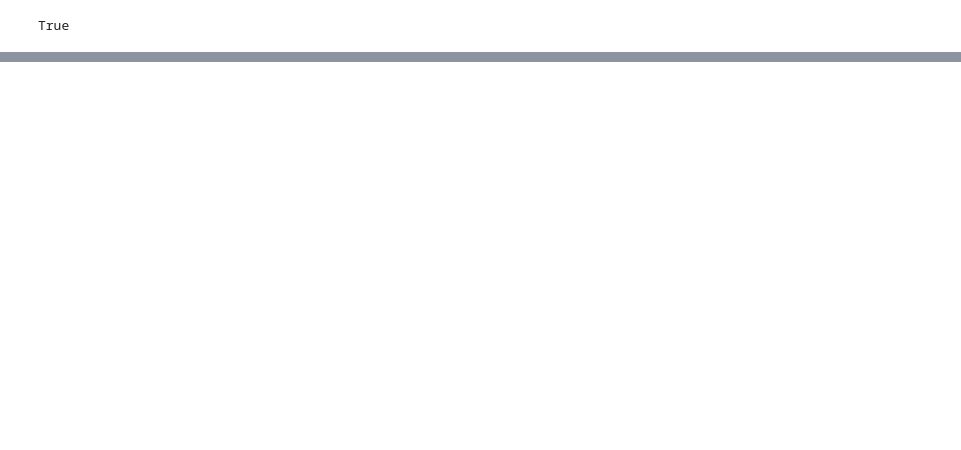
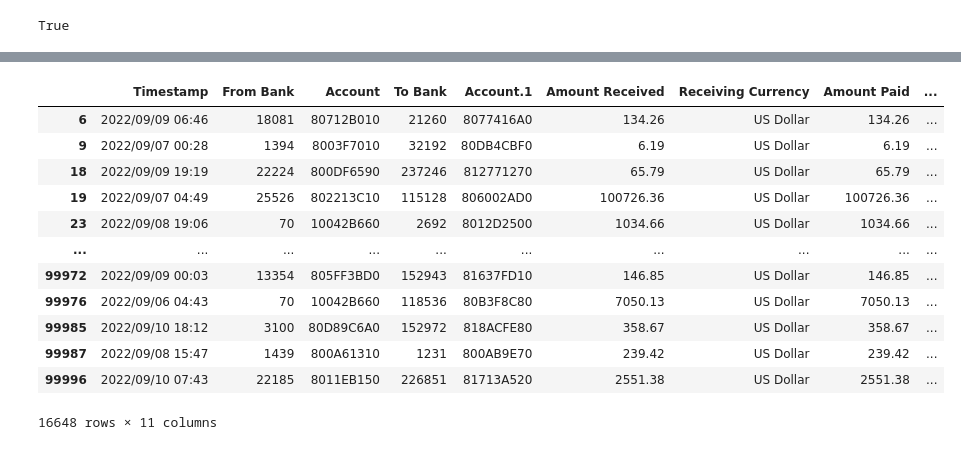
Before and after one commit to Bmorseletto/Tp-Grupal, a Jupyter notebook: money-laundering-analysis.ipynb, the cells around one changed output, grey strips where cells are left out. Saved outputs shown, nothing was run; the diff lists cells and outputs as text; code cells hidden in the pictures; blank space fills up the shorter version.

```diff
--- a/money-laundering-analysis.ipynb
+++ b/money-laundering-analysis.ipynb
@@ -225,0 +258,16 @@ True
+# %%
+trans_usd_sept_2nd_df
+# %% [output]
+|  | Timestamp | From Bank | Account | To Bank | Account.1 | Amount Received | Receiving Currency | Amount Paid | ... |
+| 6 | 2022/09/09 06:46 | 18081 | 80712B010 | 21260 | 8077416A0 | 134.26 | US Dollar | 134.26 | ... |
+| 9 | 2022/09/07 00:28 | 1394 | 8003F7010 | 32192 | 80DB4CBF0 | 6.19 | US Dollar | 6.19 | ... |
+| 18 | 2022/09/09 19:19 | 22224 | 800DF6590 | 237246 | 812771270 | 65.79 | US Dollar | 65.79 | ... |
+| 19 | 2022/09/07 04:49 | 25526 | 802213C10 | 115128 | 806002AD0 | 100726.36 | US Dollar | 100726.36 | ... |
+| 23 | 2022/09/08 19:06 | 70 | 10042B660 | 2692 | 8012D2500 | 1034.66 | US Dollar | 1034.66 | ... |
+| ... | ... | ... | ... | ... | ... | ... | ... | ... | ... |
+| 99972 | 2022/09/09 00:03 | 13354 | 805FF3BD0 | 152943 | 81637FD10 | 146.85 | US Dollar | 146.85 | ... |
+| 99976 | 2022/09/06 04:43 | 70 | 10042B660 | 118536 | 80B3F8C80 | 7050.13 | US Dollar | 7050.13 | ... |
+| 99985 | 2022/09/10 18:12 | 3100 | 80D89C6A0 | 152972 | 818ACFE80 | 358.67 | US Dollar | 358.67 | ... |
+| 99987 | 2022/09/08 15:47 | 1439 | 800A61310 | 1231 | 800AB9E70 | 239.42 | US Dollar | 239.42 | ... |
+| 99996 | 2022/09/10 07:43 | 22185 | 8011EB150 | 226851 | 81713A520 | 2551.38 | US Dollar | 2551.38 | ... |
+16648 rows × 11 columns
```
Also changed, not shown: parts of 3 cells of this notebook, 4 other files.
